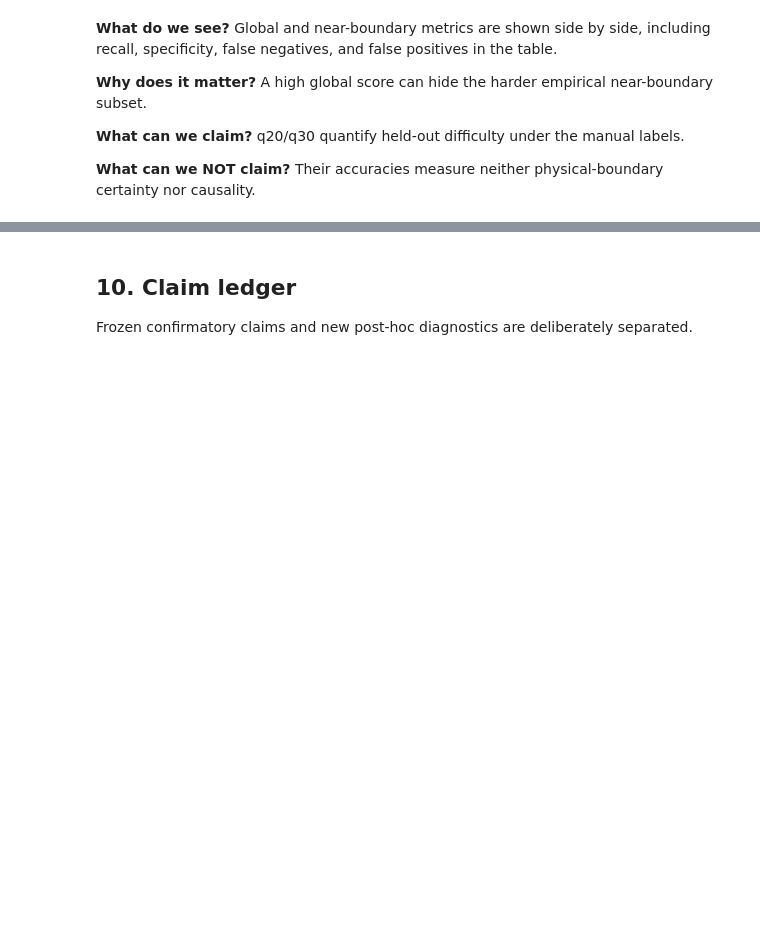
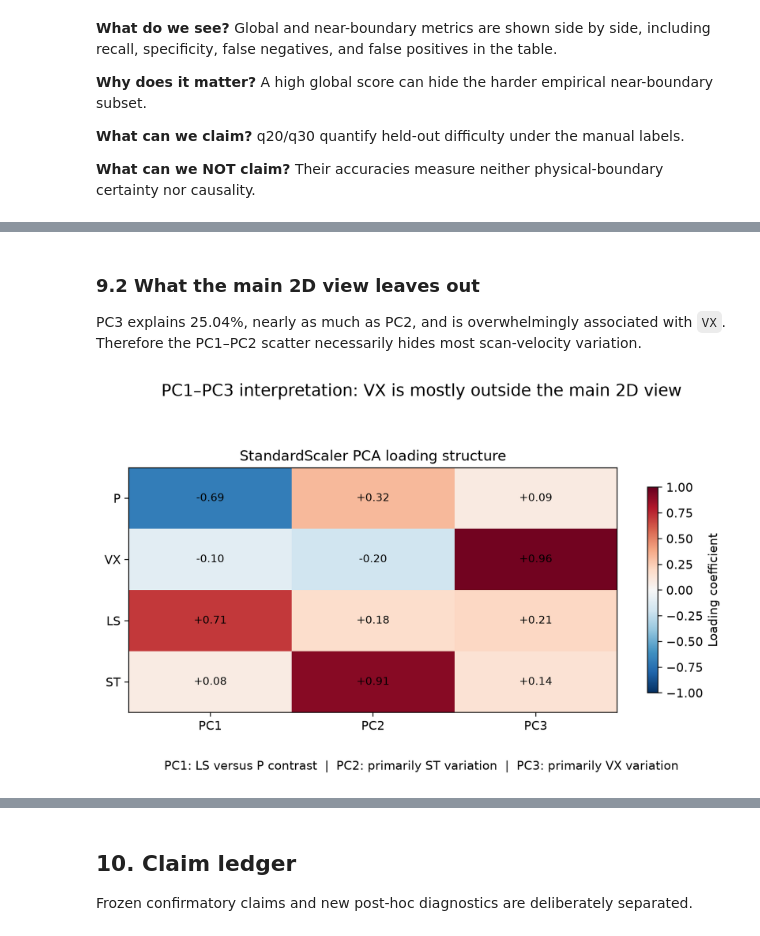
Before and after one commit to iso0/active-level-set-week1-warmup, a Jupyter notebook: notebooks/week_09/01_week9_phase1_close_week8.ipynb, the cells around one changed output, grey strips where cells are left out. Drawn from its saved outputs; the diff is of its cells as text; code cells hidden in the pictures; blank space fills up the shorter version.

```diff
--- a/notebooks/week_09/01_week9_phase1_close_week8.ipynb
+++ b/notebooks/week_09/01_week9_phase1_close_week8.ipynb
@@ -302,0 +340,8 @@ for name in ['05_pca_full_population.png','06_pca_boundary_subsets_representativ
+# %% [markdown]
+### 9.2 What the main 2D view leaves out
+
+PC3 explains 25.04%, nearly as much as PC2, and is overwhelmingly associated with `VX`. Therefore the PC1–PC2 scatter necessarily hides most scan-velocity variation.
+# %%
+display(Image(filename=str(OUT / 'figures' / '07_pca_component_loading_structure.png')))
+# %% [output]
+[figure, added]
```
Also changed, not shown: parts of 21 cells of this notebook, 31 other files.
